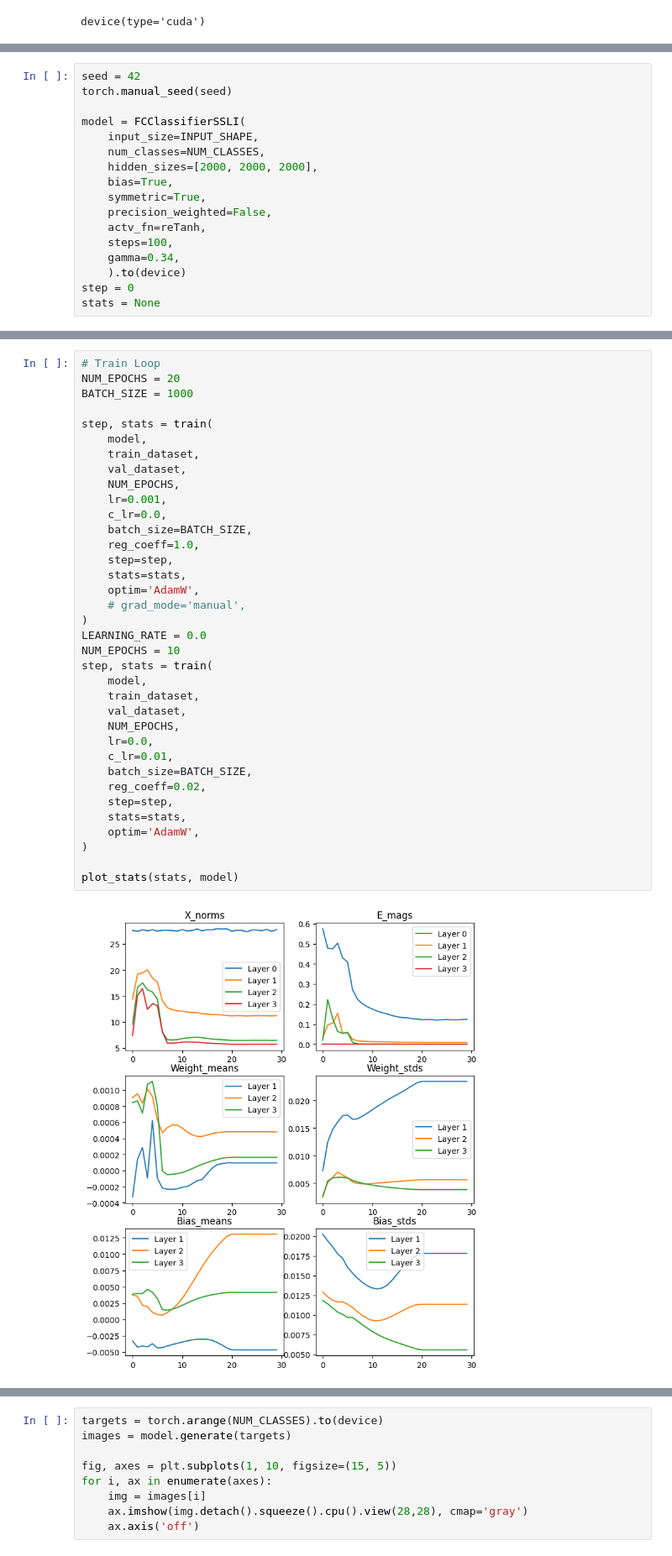
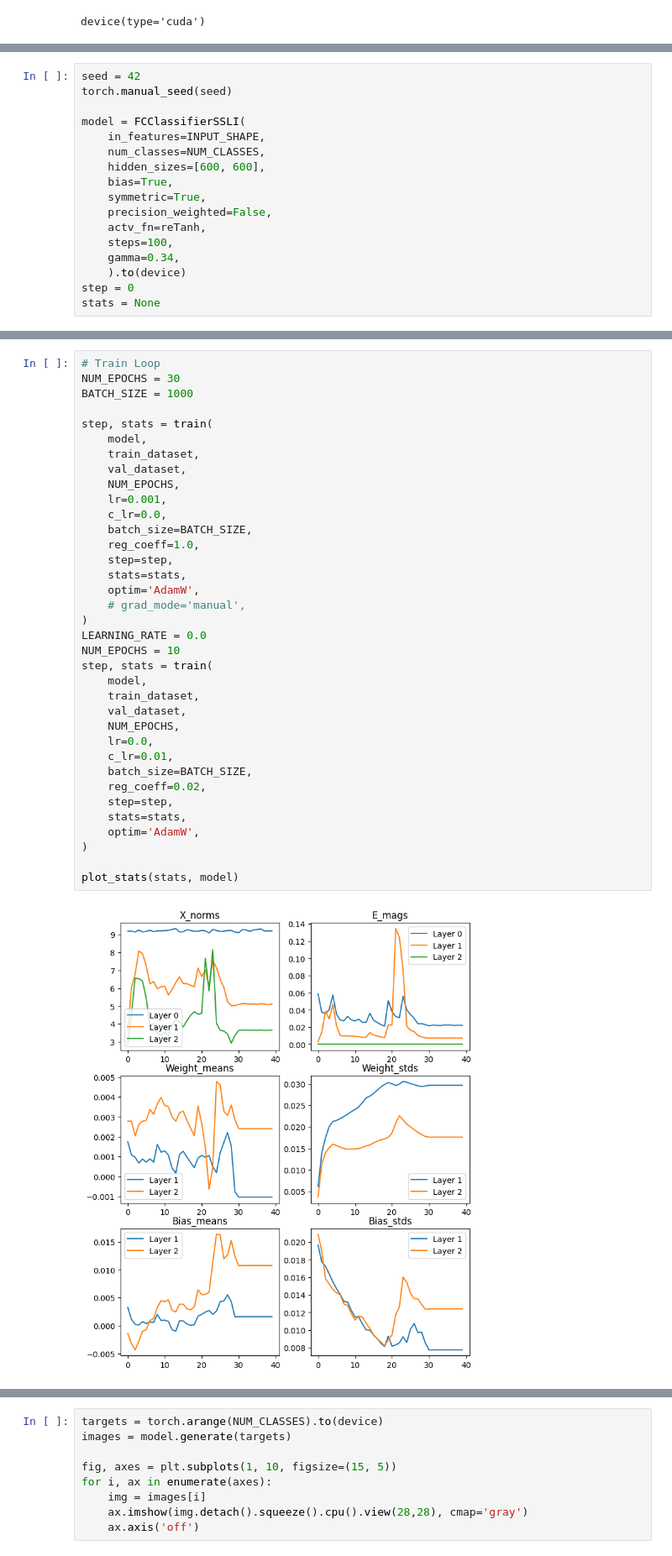
Before and after one commit to joeagriffith/pclib, a Jupyter notebook: examples/mnist/mnist_fc_ss_li.ipynb, the cells around one changed output, grey strips where cells are left out. Shown at 84% size. Drawn from its saved outputs; the diff is of its cells as text.

```diff
--- a/examples/mnist/mnist_fc_ss_li.ipynb
+++ b/examples/mnist/mnist_fc_ss_li.ipynb
@@ -93,9 +102,9 @@ seed = 42
 torch.manual_seed(seed)
 
 model = FCClassifierSSLI(
-    input_size=INPUT_SHAPE,
+    in_features=INPUT_SHAPE,
     num_classes=NUM_CLASSES,
-    hidden_sizes=[2000, 2000, 2000],
+    hidden_sizes=[600, 600],
     bias=True,
     symmetric=True,
     precision_weighted=False,
@@ -161,6 +167,6 @@ layer 3: abs_mean: 0.0005, mean: 0.0005, std: 0.0224, max: 1.0000, min: -0.0000
 # %%
 # Train Loop
-NUM_EPOCHS = 20
+NUM_EPOCHS = 30
 BATCH_SIZE = 1000
 
 step, stats = train(
@@ -168,34 +174,34 @@ step, stats = train(
     train_dataset,
     val_dataset,
     NUM_EPOCHS,
     lr=0.001,
     c_lr=0.0,
     batch_size=BATCH_SIZE,
     reg_coeff=1.0,
     step=step,
     stats=stats,
     optim='AdamW',
     # grad_mode='manual',
 )
 LEARNING_RATE = 0.0
 NUM_EPOCHS = 10
 step, stats = train(
     model,
     train_dataset,
     val_dataset,
     NUM_EPOCHS,
     lr=0.0,
     c_lr=0.01,
     batch_size=BATCH_SIZE,
     reg_coeff=0.02,
     step=step,
     stats=stats,
     optim='AdamW',
 )
 
 plot_stats(stats, model)
 # %% [output]
-[figure, old version]
+[figure, new version]
 # %%
 # Check Winner takes all
 # is there an SDR?
```
Also changed, not shown: parts of 11 cells of this notebook, 29 other files.
